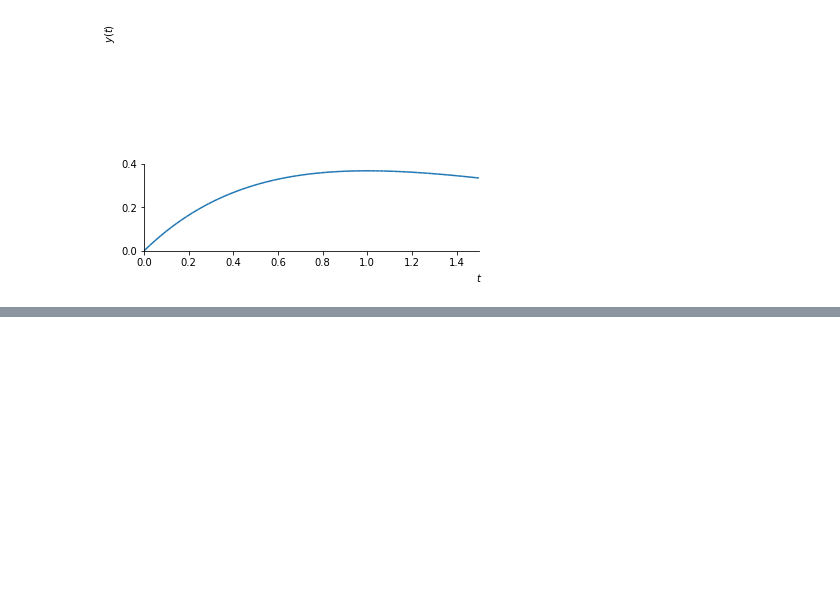
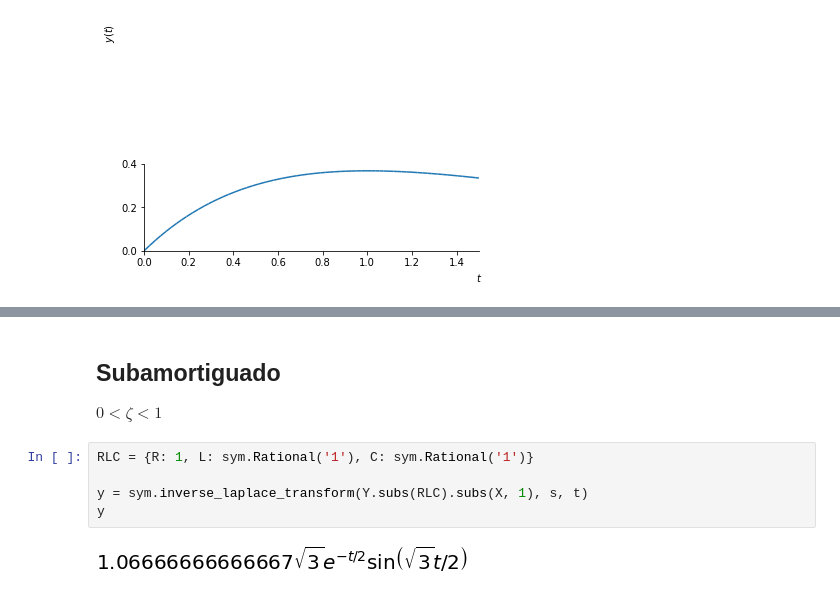
Before and after one commit to enaranjom/SySTaller, a Jupyter notebook: Taller3_EstebanNaranjoM.ipynb, the cells around one changed output, grey strips where cells are left out. Cells and saved outputs as stored; diff of their text form; blank space fills up the shorter version.

```diff
--- a/Taller3_EstebanNaranjoM.ipynb
+++ b/Taller3_EstebanNaranjoM.ipynb
@@ -486,0 +506,10 @@ The set_smart_bounds function was deprecated in Matplotlib 3.2 and will be remov
+# %% [markdown]
+## Subamortiguado
+$ 0< \zeta < 1$
+# %%
+RLC = {R: 1, L: sym.Rational('1'), C: sym.Rational('1')}
+
+y = sym.inverse_laplace_transform(Y.subs(RLC).subs(X, 1), s, t)
+y
+# %% [output]
+[figure, added]
```
Also changed, not shown: parts of 16 cells of this notebook.
